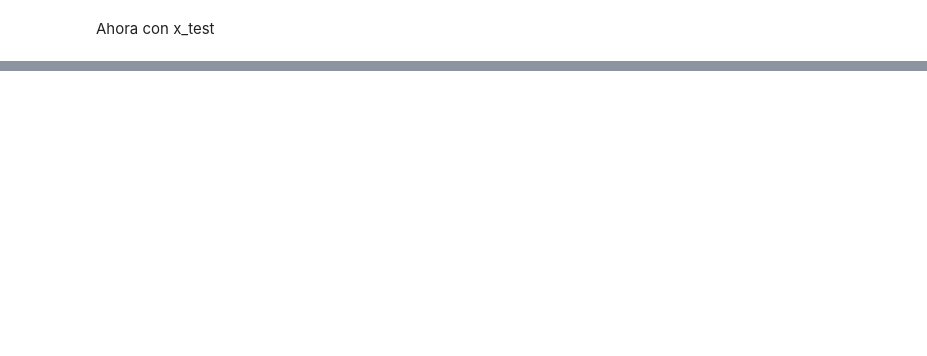
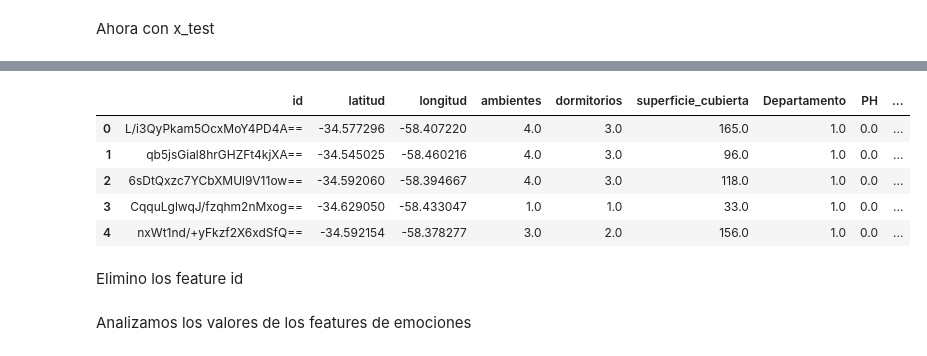
Before and after one commit to napoli-lucia/7506-Organizacion-de-Datos-TPs, a Jupyter notebook: TP2/7506R_TP2_GRUPO18_ENTREGA_N1.ipynb, the cells around one changed output, grey strips where cells are left out. Drawn from its saved outputs; the diff is of its cells as text; code cells hidden in the pictures; blank space fills up the shorter version.

```diff
--- a/TP2/7506R_TP2_GRUPO18_ENTREGA_N1.ipynb
+++ b/TP2/7506R_TP2_GRUPO18_ENTREGA_N1.ipynb
@@ -291,0 +262,15 @@ x_test_emotion.head()
+# %%
+#x_test
+x_test = pd.merge(x_test, x_test_sentiment, on="id")
+x_test = pd.merge(x_test, x_test_emotion, on="id")
+# %%
+x_test.head()
+# %% [output]
+|  | id | latitud | longitud | ambientes | dormitorios | superficie_cubierta | Departamento | PH | ... |
+| 0 | L/i3QyPkam5OcxMoY4PD4A== | -34.577296 | -58.407220 | 4.0 | 3.0 | 165.0 | 1.0 | 0.0 | ... |
+| 1 | qb5jsGial8hrGHZFt4kjXA== | -34.545025 | -58.460216 | 4.0 | 3.0 | 96.0 | 1.0 | 0.0 | ... |
+| 2 | 6sDtQxzc7YCbXMUl9V11ow== | -34.592060 | -58.394667 | 4.0 | 3.0 | 118.0 | 1.0 | 0.0 | ... |
+| 3 | CqquLglwqJ/fzqhm2nMxog== | -34.629050 | -58.433047 | 1.0 | 1.0 | 33.0 | 1.0 | 0.0 | ... |
+| 4 | nxWt1nd/+yFkzf2X6xdSfQ== | -34.592154 | -58.378277 | 3.0 | 2.0 | 156.0 | 1.0 | 0.0 | ... |
+# %% [markdown]
+Elimino los feature id
@@ -291,0 +280,2 @@ x_test_emotion.head()
+# %% [markdown]
+Analizamos los valores de los features de emociones
```
Also changed, not shown: parts of 71 cells of this notebook, 3 other files.
